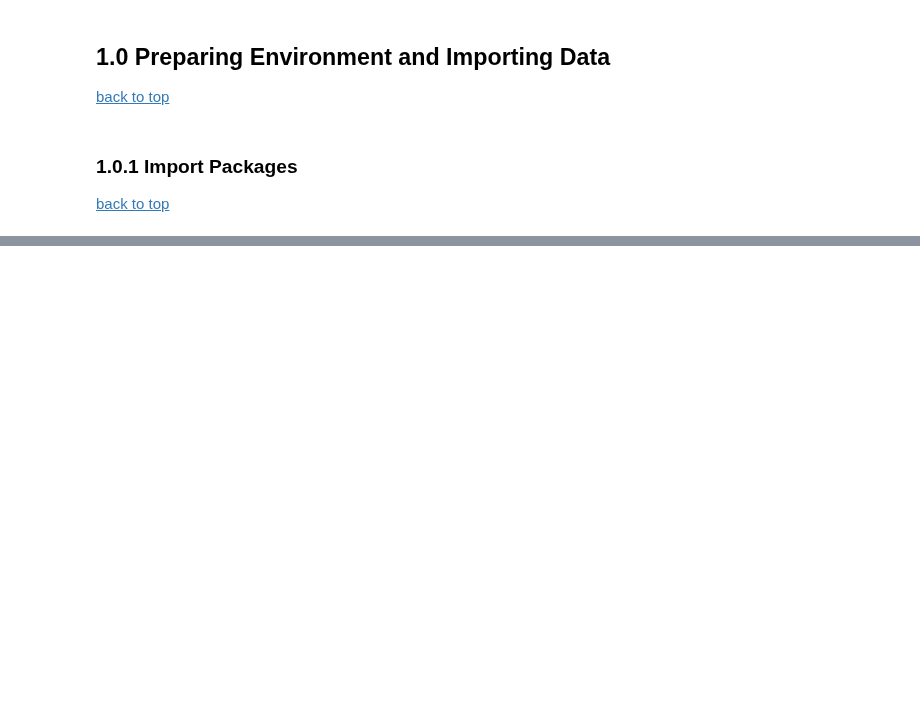
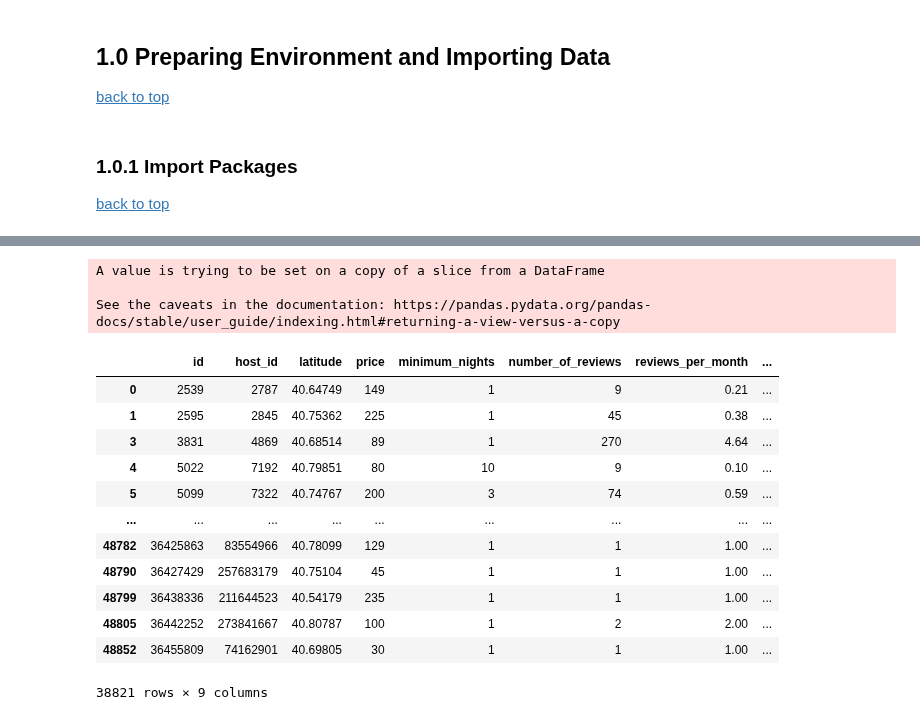
Before and after one commit to wesleybeckner/data_science_foundations, a Jupyter notebook: notebooks/extras/X1_Thinking_Data.ipynb, the cells around one changed output, grey strips where cells are left out. Cells and saved outputs as stored; diff of their text form; code cells hidden in the pictures; blank space fills up the shorter version.

```diff
--- a/notebooks/extras/X1_Thinking_Data.ipynb
+++ b/notebooks/extras/X1_Thinking_Data.ipynb
@@ -46,0 +105,2 @@ plt.scatter(X[:,0], X[:,1], c=y, cmap='viridis')
+# %%
+airbnb = pd.read_csv("https://raw.githubusercontent.com/wesleybeckner/datasets/main/datasets/airbnb/AB_NYC_2019.csv")
@@ -46,0 +180,2 @@ plt.scatter(X[:,0], X[:,1], c=y, cmap='viridis')
+# %%
+X = airbnb.copy()
@@ -46,0 +215,3 @@ plt.scatter(X[:,0], X[:,1], c=y, cmap='viridis')
+# %%
+X.dropna(inplace=True)
+X_num = X.select_dtypes(exclude='object')
@@ -46,0 +221,22 @@ plt.scatter(X[:,0], X[:,1], c=y, cmap='viridis')
+# %%
+X_num.drop('longitude', axis=1, inplace=True)
+# %% [output]
+A value is trying to be set on a copy of a slice from a DataFrame
+
+See the caveats in the documentation: https://pandas.pydata.org/pandas-docs/stable/user_guide/indexing.html#returning-a-view-versus-a-copy
+# %%
+X_num
+# %% [output]
+|  | id | host_id | latitude | price | minimum_nights | number_of_reviews | reviews_per_month | ... |
+| 0 | 2539 | 2787 | 40.64749 | 149 | 1 | 9 | 0.21 | ... |
+| 1 | 2595 | 2845 | 40.75362 | 225 | 1 | 45 | 0.38 | ... |
+| 3 | 3831 | 4869 | 40.68514 | 89 | 1 | 270 | 4.64 | ... |
+| 4 | 5022 | 7192 | 40.79851 | 80 | 10 | 9 | 0.10 | ... |
+| 5 | 5099 | 7322 | 40.74767 | 200 | 3 | 74 | 0.59 | ... |
+| ... | ... | ... | ... | ... | ... | ... | ... | ... |
+| 48782 | 36425863 | 83554966 | 40.78099 | 129 | 1 | 1 | 1.00 | ... |
+| 48790 | 36427429 | 257683179 | 40.75104 | 45 | 1 | 1 | 1.00 | ... |
+| 48799 | 36438336 | 211644523 | 40.54179 | 235 | 1 | 1 | 1.00 | ... |
+| 48805 | 36442252 | 273841667 | 40.80787 | 100 | 1 | 2 | 2.00 | ... |
+| 48852 | 36455809 | 74162901 | 40.69805 | 30 | 1 | 1 | 1.00 | ... |
+38821 rows × 9 columns
```
Also changed, not shown: parts of 25 cells of this notebook, 42 other files.
